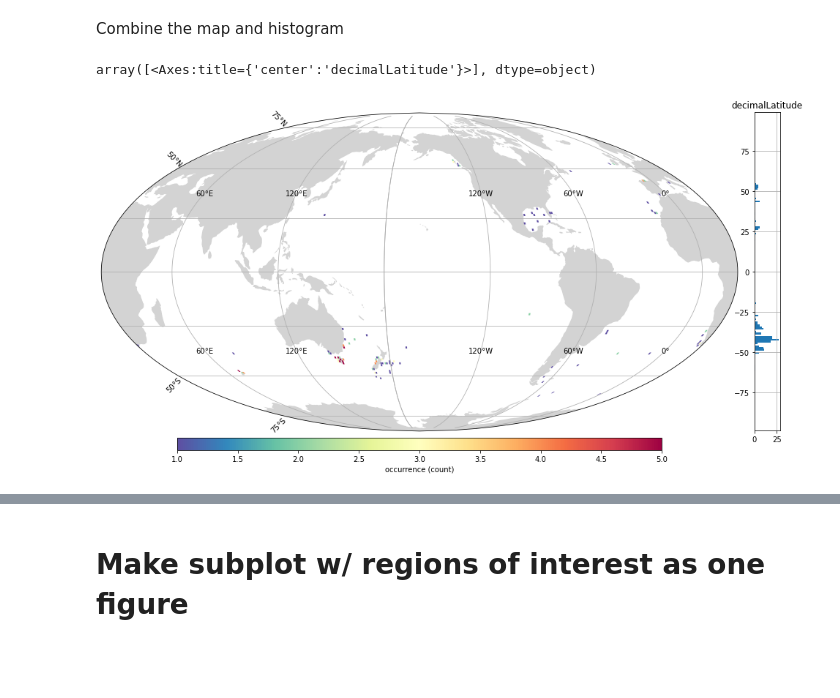
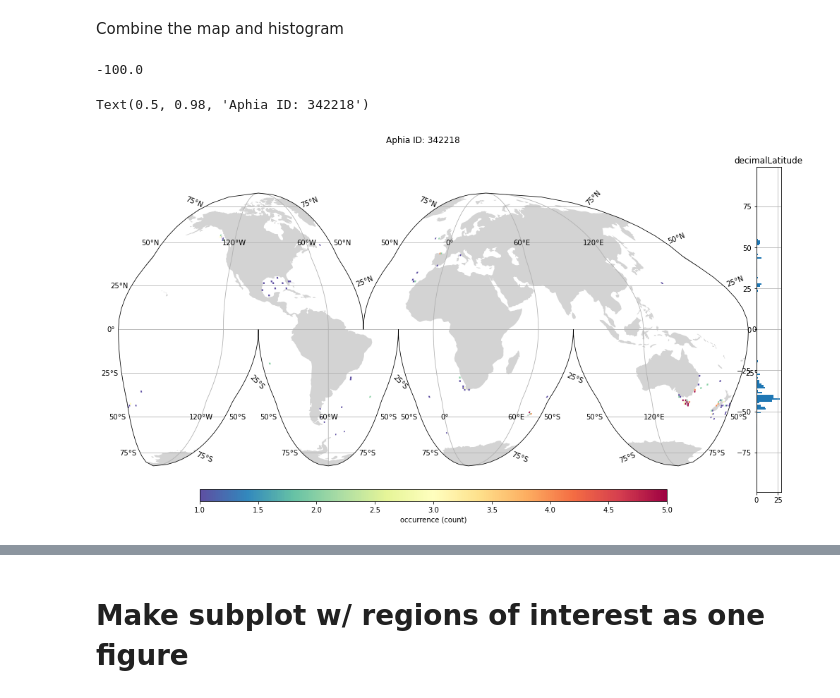
Before and after one commit to MathewBiddle/bio_ice, a Jupyter notebook: Create_species_map_from_OBIS_API.ipynb, the cells around one changed output, grey strips where cells are left out. Saved outputs shown, nothing was run; the diff lists cells and outputs as text; code cells hidden in the pictures; blank space fills up the shorter version.

Commit message:
playing with projections and saving images

```diff
--- a/Create_species_map_from_OBIS_API.ipynb
+++ b/Create_species_map_from_OBIS_API.ipynb
@@ -321,6 +328,10 @@ plt.title=''
 [figure]
 # %% [markdown]
 Combine the map and histogram
+# %%
+ax.yaxis.get_major_ticks()[0].get_loc()
+# %% [output]
+-100.0
 # %%
 import geoplot
 import geoplot.crs as gcrs
@@ -330,7 +341,8 @@ from mpl_toolkits.axes_grid1 import make_axes_locatable
 
 norm = mpl.colors.Normalize(vmin=1, vmax=5)
 
-projection=gcrs.Mollweide(central_longitude=-160)
+projection=gcrs.InterruptedGoodeHomolosine()
+#projection=gcrs.Mollweide(central_longitude=-160)
 #projection=gcrs.Robinson(central_longitude=-160)
 
 world = gpd.read_file(gpd.datasets.get_path('naturalearth_lowres'))
@@ -368,36 +380,38 @@ geoplot.choropleth(cell,
                                   'label':"occurrence (count)",
                                  },
                    norm=norm,
                   )
 
 ax.set_global(); ax.outline_patch.set_visible(True);
 
 import matplotlib.ticker as mticker
 
 gl = ax.gridlines(draw_labels=True)
 gl.ylocator = mticker.FixedLocator([-90, -75, -50, -25, 0, 25, 50, 75, 90])
 
 # [0.91, 0.125, 0.03, 0.7555]
 
-ax2 = fig.add_axes([0.91, 0.1257, 0.03, 0.7555])
+#ax2 = fig.add_axes([0.91, 0.1257, 0.03, 0.7555])
+
+ax2 = fig.add_axes([0.91, 0.103, 0.03, 0.8])
 
 bins = [i for i in range(-90, 91, 1)]
 
 data.hist(column='decimalLatitude', bins=bins, orientation='horizontal', ax=ax2, )
 #data = gdf.to_crs(projection)
 #count, lat = pd.np.histogram(data['decimalLatitude'], bins=bins)
 
 #ax2.plot(count,lat[:-1])
 
 #ax2.sharey(ax)
 
 #yticks = ax.yaxis.get_major_ticks()
 
 #ax2.set_yticks(yticks)
 
-#plt.title('')
+plt.suptitle('Aphia ID: %s' % aphiaID)
 # %% [output]
-array([<Axes:title={'center':'decimalLatitude'}>], dtype=object)
+Text(0.5, 0.98, 'Aphia ID: 342218')
-[figure, old version]
+[figure, new version]
 # %%
 cell.explore()
```
Also changed, not shown: parts of 11 cells of this notebook, 1 other file.
